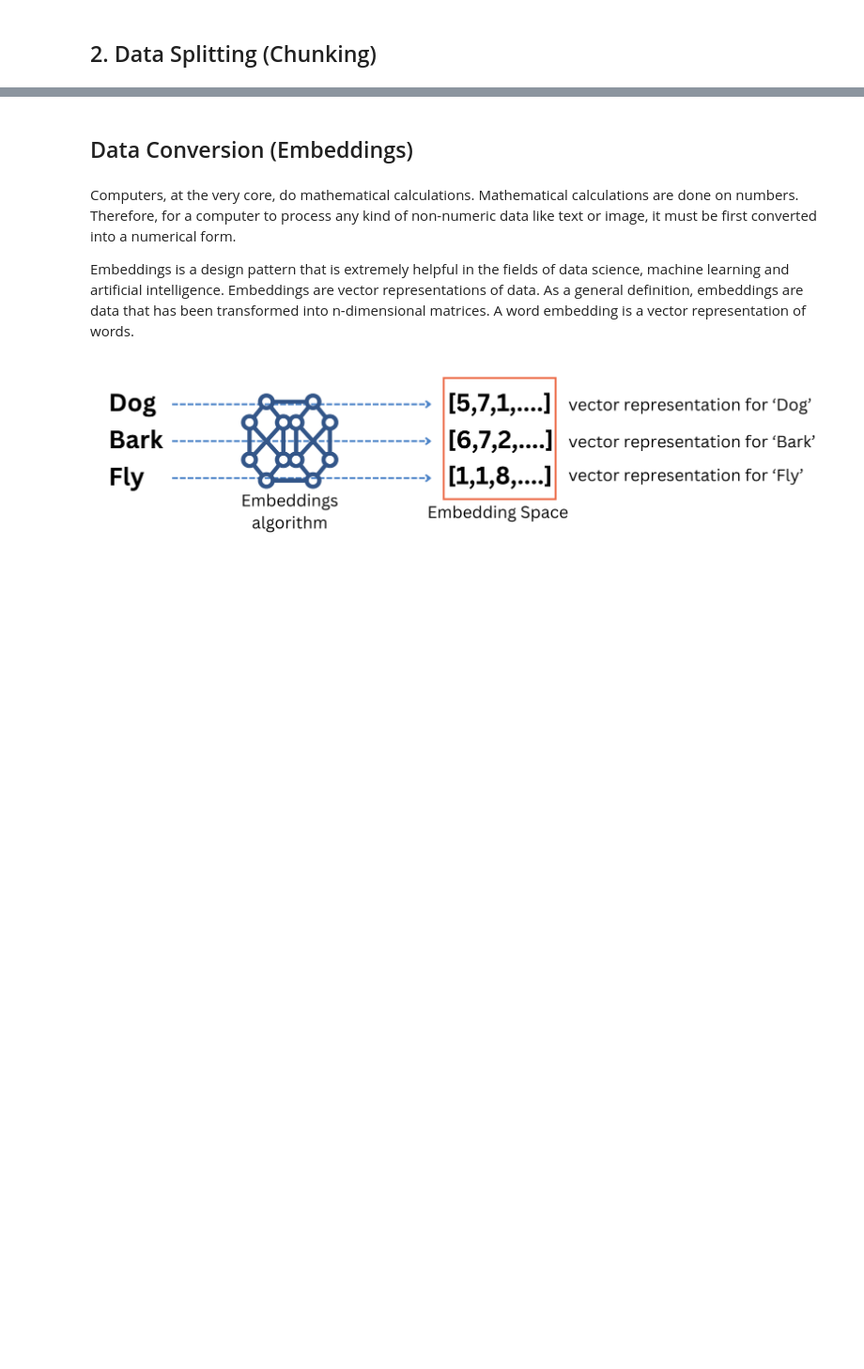
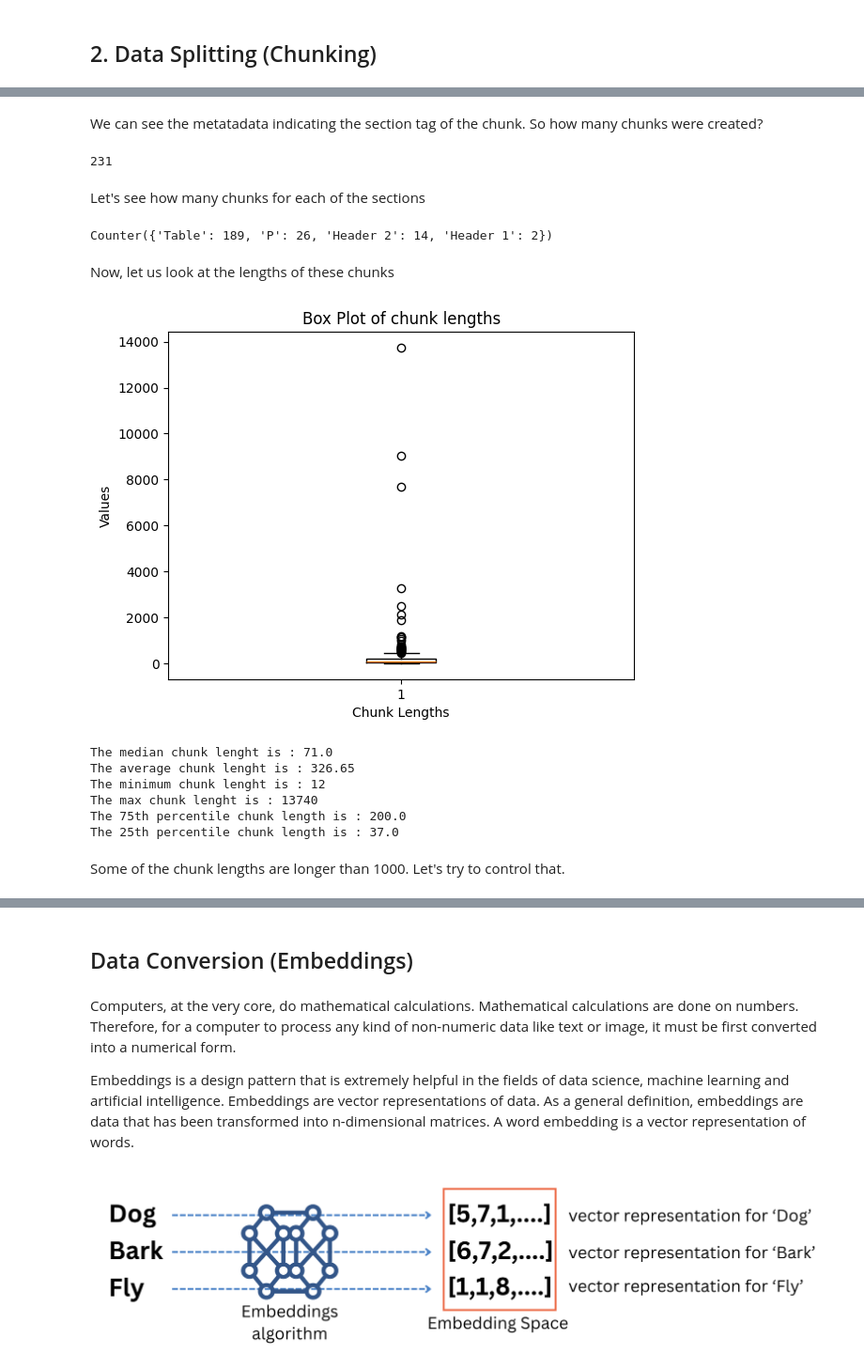
Before and after one commit to abhinav-kimothi/A-Simple-Guide-to-RAG, a Jupyter notebook: Chapters/Chapter-03/indexing_pipeline.ipynb, the cells around one changed output, grey strips where cells are left out. Shown: that part at 94% size. Saved outputs shown, nothing was run; the diff lists cells and outputs as text; code cells hidden in the pictures; blank space fills up the shorter version.

```diff
--- a/Chapters/Chapter-03/indexing_pipeline.ipynb
+++ b/Chapters/Chapter-03/indexing_pipeline.ipynb
@@ -193,0 +291,17 @@ len(chunks)
+# %%
+from langchain_text_splitters import HTMLSectionSplitter
+
+sections_to_split_on = [
+    ("h1", "Header 1"),
+     ("h2", "Header 2"),
+     ("table","Table"),
+     #("div", "Div"),
+     #("img","Image"),
+     ("p","P"),
+
+
+]
+
+splitter = HTMLSectionSplitter(sections_to_split_on)
+
+split_content = splitter.split_text(html_data[0].page_content)
@@ -193,0 +323,50 @@ len(chunks)
+# %% [markdown]
+We can see the metatadata indicating the section tag of the chunk.
+So how many chunks were created?
+# %%
+len(split_content)
+# %% [output]
+231
+# %% [markdown]
+Let's see how many chunks for each of the sections
+# %%
+from collections import Counter
+
+class_counter = Counter()
+
+for doc in split_content:
+    document_class = next(iter(doc.metadata.keys()))
+    class_counter[document_class] += 1
+
+print(class_counter)
+# %% [output]
+Counter({'Table': 189, 'P': 26, 'Header 2': 14, 'Header 1': 2})
+# %% [markdown]
+Now, let us look at the lengths of these chunks
+# %%
+
+data = [len(doc.page_content) for doc in split_content]
+
+plt.boxplot(data)
+plt.title('Box Plot of chunk lengths')
+plt.xlabel('Chunk Lengths')
+plt.ylabel('Values')
+
+plt.show()
+
+print(f"The median chunk lenght is : {round(np.median(data),2)}")
+print(f"The average chunk lenght is : {round(np.mean(data),2)}")
+print(f"The minimum chunk lenght is : {round(np.min(data),2)}")
+print(f"The max chunk lenght is : {round(np.max(data),2)}")
+print(f"The 75th percentile chunk length is : {round(np.percentile(data, 75),2)}")
+print(f"The 25th percentile chunk length is : {round(np.percentile(data, 25),2)}")
+# %% [output]
+[figure, added]
+The median chunk lenght is : 71.0
+The average chunk lenght is : 326.65
+The minimum chunk lenght is : 12
+The max chunk lenght is : 13740
+The 75th percentile chunk length is : 200.0
+The 25th percentile chunk length is : 37.0
+# %% [markdown]
+Some of the chunk lengths are longer than 1000. Let's try to control that.
```
Also changed, not shown: parts of 68 cells of this notebook.
